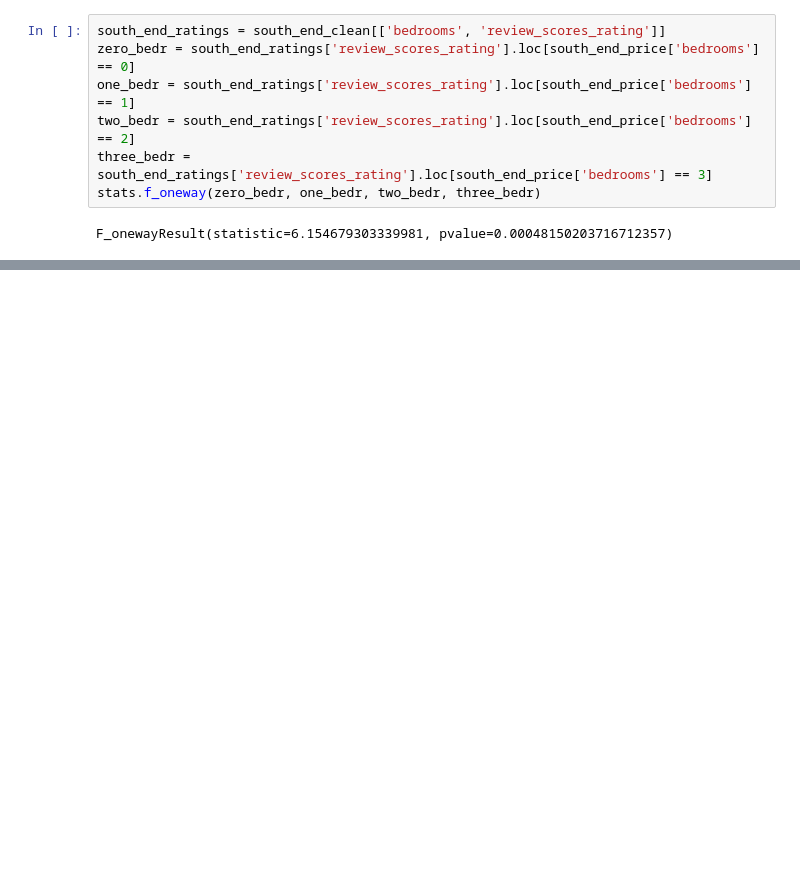
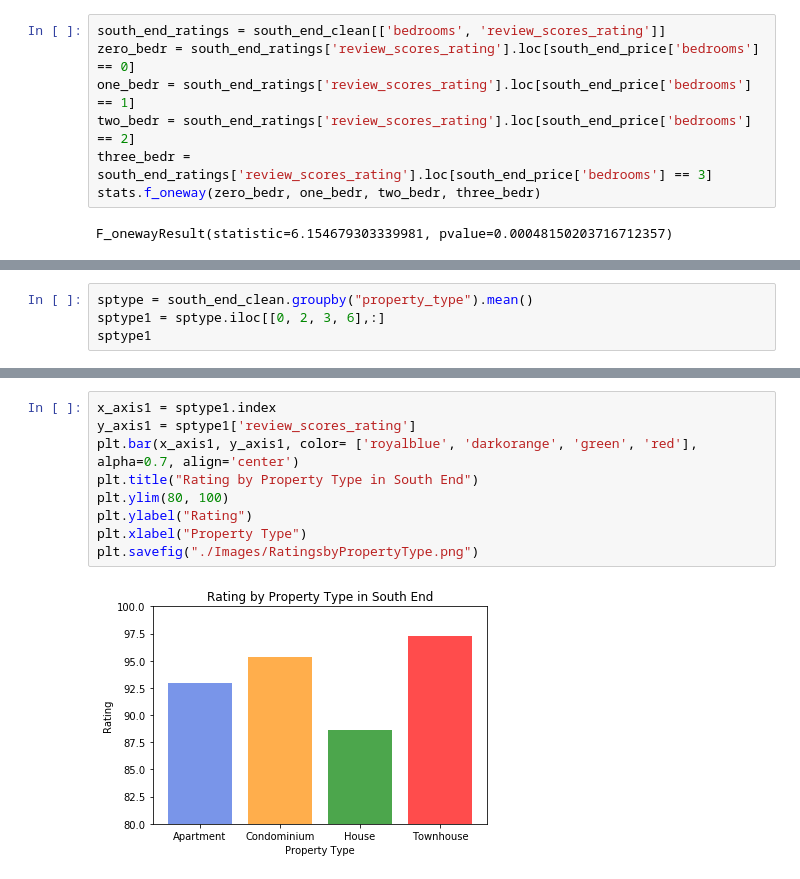
Before and after one commit to jnfost/Boston-Airbnb-EDA, a Jupyter notebook: project_restart2-Bedinfo.ipynb, the cells around one changed output, grey strips where cells are left out. Saved outputs shown, nothing was run; the diff lists cells and outputs as text; blank space fills up the shorter version.

```diff
--- a/project_restart2-Bedinfo.ipynb
+++ b/project_restart2-Bedinfo.ipynb
@@ -382,0 +382,4 @@ plt.savefig("./Images/RatingByBedrooms.png")
+# %%
+sptype = south_end_clean.groupby("property_type").mean()
+sptype1 = sptype.iloc[[0, 2, 3, 6],:]
+sptype1
@@ -382,0 +393,11 @@ plt.savefig("./Images/RatingByBedrooms.png")
+# %%
+x_axis1 = sptype1.index
+y_axis1 = sptype1['review_scores_rating']
+plt.bar(x_axis1, y_axis1, color= ['royalblue', 'darkorange', 'green', 'red'], alpha=0.7, align='center')
+plt.title("Rating by Property Type in South End")
+plt.ylim(80, 100)
+plt.ylabel("Rating")
+plt.xlabel("Property Type")
+plt.savefig("./Images/RatingsbyPropertyType.png")
+# %% [output]
+[figure, added]
```
Also changed, not shown: parts of 10 cells of this notebook, 6 other files.
